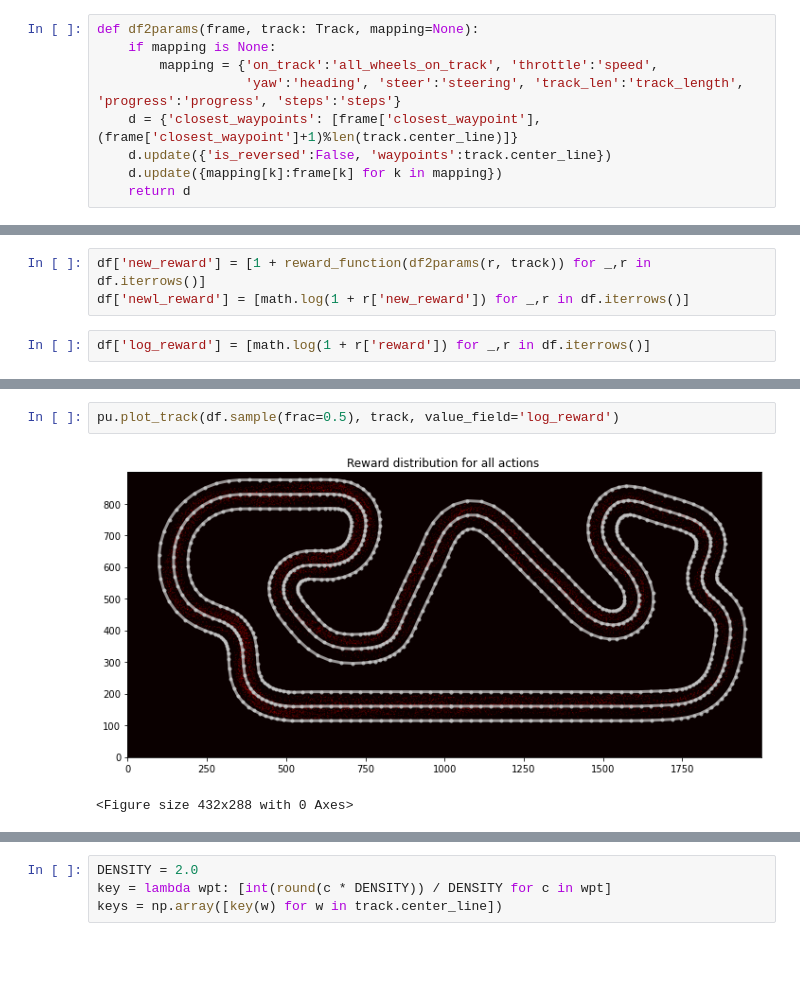
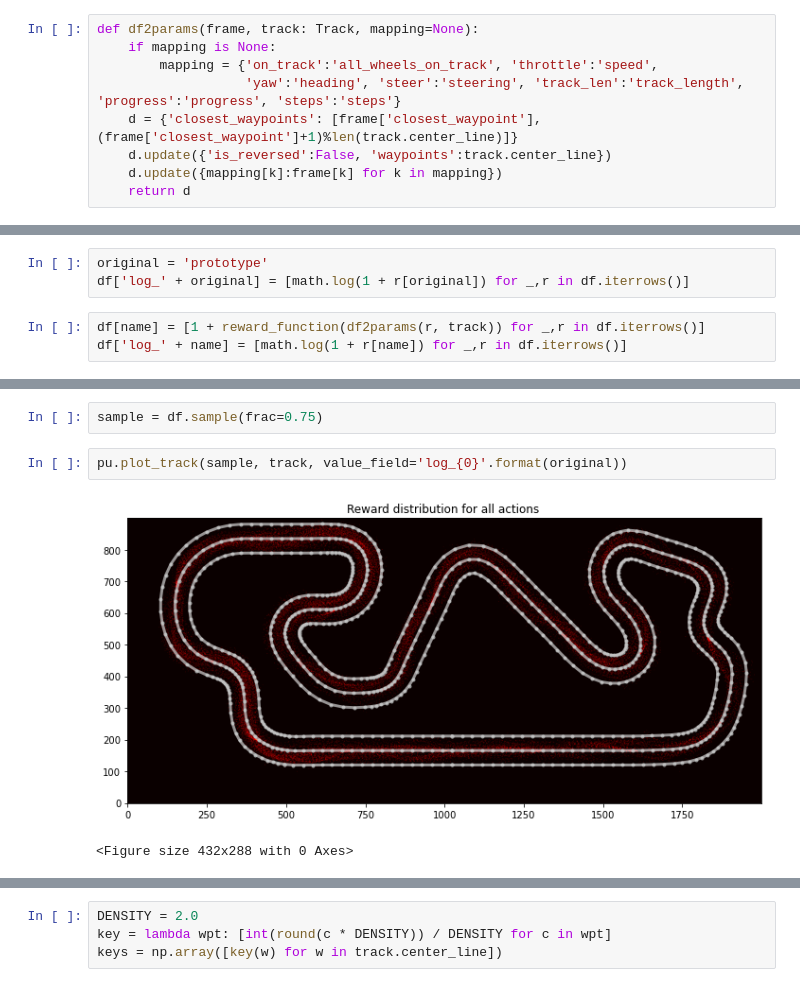
Before and after one commit to Maciej-GBS/dr-gummy, a Jupyter notebook: Essentials_analysis.ipynb, the cells around one changed output, grey strips where cells are left out. Saved outputs shown, nothing was run; the diff lists cells and outputs as text; blank space fills up the shorter version.

```diff
--- a/Essentials_analysis.ipynb
+++ b/Essentials_analysis.ipynb
@@ -119,5 +208,6 @@ def df2params(frame, track: Track, mapping=None):
+# %%
+original = 'prototype'
+df['log_' + original] = [math.log(1 + r[original]) for _,r in df.iterrows()]
 # %%
-df['new_reward'] = [1 + reward_function(df2params(r, track)) for _,r in df.iterrows()]
-df['newl_reward'] = [math.log(1 + r['new_reward']) for _,r in df.iterrows()]
+df[name] = [1 + reward_function(df2params(r, track)) for _,r in df.iterrows()]
+df['log_' + name] = [math.log(1 + r[name]) for _,r in df.iterrows()]
-# %%
-df['log_reward'] = [math.log(1 + r['reward']) for _,r in df.iterrows()]
@@ -124,6 +223,8 @@ df['log_reward'] = [math.log(1 + r['reward']) for _,r in df.iterrows()]
+# %%
+sample = df.sample(frac=0.75)
 # %%
-pu.plot_track(df.sample(frac=0.5), track, value_field='log_reward')
+pu.plot_track(sample, track, value_field='log_{0}'.format(original))
 # %% [output]
-[figure, old version]
+[figure, new version]
 <Figure size 432x288 with 0 Axes>
 # %%
```
Also changed, not shown: parts of 51 cells of this notebook.
